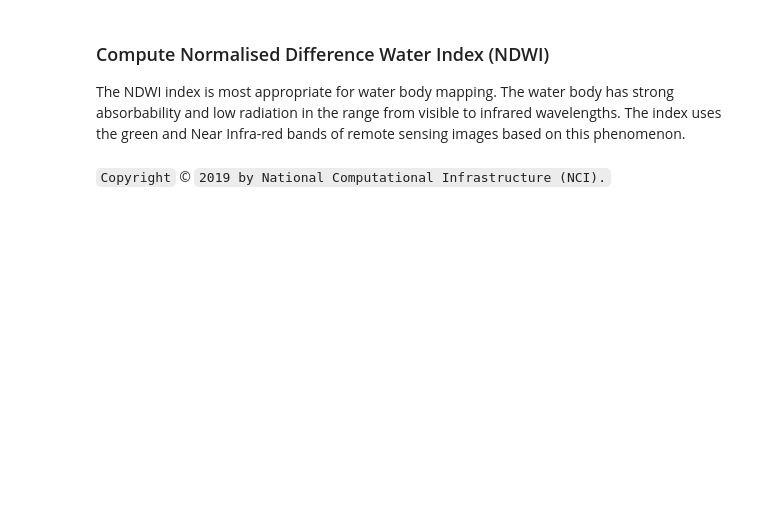
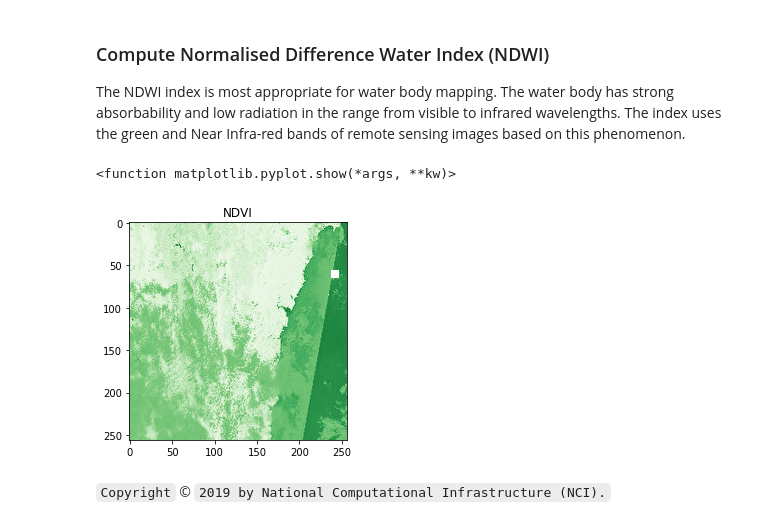
Before and after one commit to asivapra/gsky-demos, a Jupyter notebook: DEA_to_GSKY_Example_7_Diskless.ipynb, the cells around one changed output. Drawn from its saved outputs; the diff is of its cells as text; code cells hidden in the pictures; blank space fills up the shorter version.

```diff
--- a/DEA_to_GSKY_Example_7_Diskless.ipynb
+++ b/DEA_to_GSKY_Example_7_Diskless.ipynb
@@ -158,9 +172,12 @@ The NDWI index is most appropriate for water body mapping. The water body has st
 # %%
 # Compute NDWI using the formula (green - nir) / (green + nir). This will calculate
 # NDVI for every time-step in the dataset:
-ds_ndwi = (g - n) / (g + n)
-plt.imshow(ds_ndwi, cmap='Greens', interpolation = 'sinc', vmin = 0, vmax = 1)
+ds_ndwi = (green - nir) / (green + nir)
+plt.imshow(ds_ndwi, cmap='Greens', interpolation = 'sinc', vmin = -1, vmax = 1)
 plt.title('NDVI')
 plt.show
+# %% [output]
+<function matplotlib.pyplot.show(*args, **kw)>
+[figure, added]
 # %% [markdown]
 `Copyright` &copy; `2019 by National Computational Infrastructure (NCI).`
```
Also changed, not shown: parts of 7 cells of this notebook, 7 other files.
